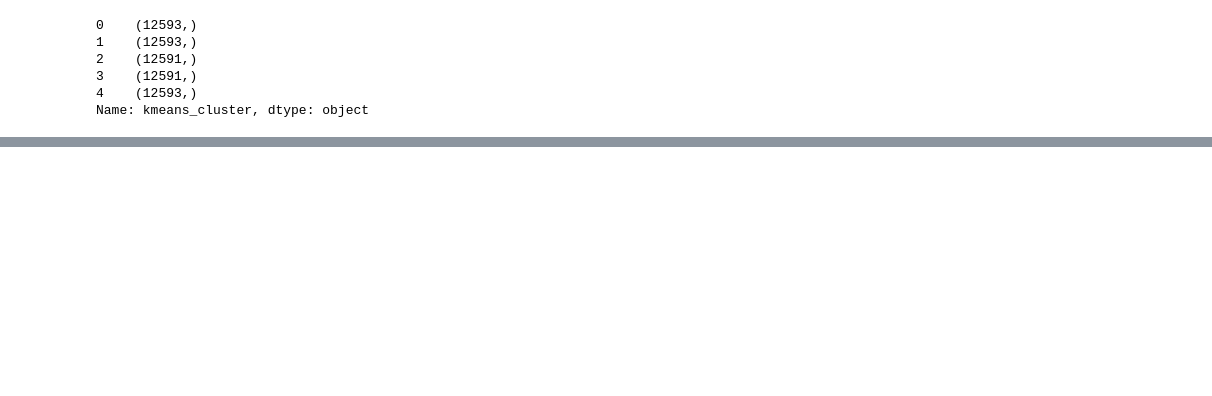
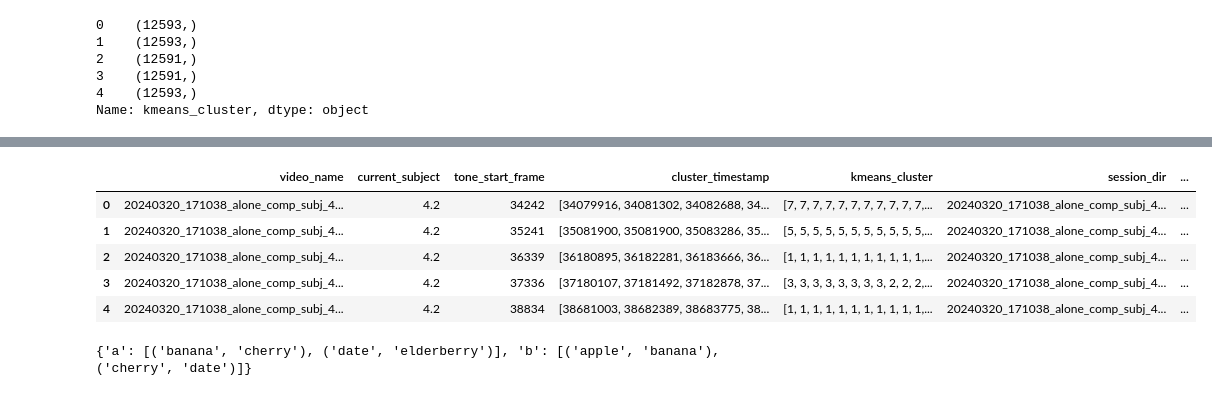
Before and after one commit to padillacoreanolab/reward_comp_ext, a Jupyter notebook: results/2024_06_16_spectral_preprocessing/04_rce2_add_sleap_pose_estimation_alone_comp.ipynb, the cells around one changed output, grey strips where cells are left out. Saved outputs shown, nothing was run; the diff lists cells and outputs as text; code cells hidden in the pictures; blank space fills up the shorter version.

```diff
--- a/results/2024_06_16_spectral_preprocessing/04_rce2_add_sleap_pose_estimation_alone_comp.ipynb
+++ b/results/2024_06_16_spectral_preprocessing/04_rce2_add_sleap_pose_estimation_alone_comp.ipynb
@@ -171,0 +332,14 @@ merged_LFP_SPECTRAL_DF.to_pickle(os.path.join(OUTPUT_DIR, FULL_LFP_TRACES_PKL))
+# %%
+comp_closeness_dict = {'Subj 1 blocking Subj 2': "competitive",
+'Subj 2 Only': "no_comp",
+'Subj 2 blocking Subj 1': "competitive",
+'Subj 1 then Subj 2': "competitive",
+'Subj 1 Only': "no_comp",
+'Subj 2 then Subj 1': "competitive",
+'Close Call': "competitive",
+'After trial': "no_comp"}
+# %%
+grouped_exploded_columns["trial_label"] = grouped_exploded_columns.apply(lambda x: "win" if x["current_subject"] == x["condition "]  else ("lose" if x["agent"] == x["condition "] else "tie"), axis=1)
+                                                                         # 'Excellent' if x >= 85 else ('Good' if x >= 70 else 'Needs Improvement')
+# %%
+grouped_exploded_columns["competition_closeness"] = grouped_exploded_columns["competition_closeness"].map(comp_closeness_dict)
@@ -171,0 +392,44 @@ merged_LFP_SPECTRAL_DF.to_pickle(os.path.join(OUTPUT_DIR, FULL_LFP_TRACES_PKL))
+# %%
+grouped_exploded_columns["cluster_index_ranges_dict"] = grouped_exploded_columns["kmeans_cluster"].apply(lambda x: find_consecutive_ranges(x))
+# %%
+grouped_exploded_columns.head()
+# %% [output]
+|  | video_name | current_subject | tone_start_frame | cluster_timestamp | kmeans_cluster | session_dir | ... |
+| 0 | 20240320_171038_alone_comp_subj_4... | 4.2 | 34242 | [34079916, 34081302, 34082688, 34... | [7, 7, 7, 7, 7, 7, 7, 7, 7, 7, 7,... | 20240320_171038_alone_comp_subj_4... | ... |
+| 1 | 20240320_171038_alone_comp_subj_4... | 4.2 | 35241 | [35081900, 35081900, 35083286, 35... | [5, 5, 5, 5, 5, 5, 5, 5, 5, 5, 5,... | 20240320_171038_alone_comp_subj_4... | ... |
+| 2 | 20240320_171038_alone_comp_subj_4... | 4.2 | 36339 | [36180895, 36182281, 36183666, 36... | [1, 1, 1, 1, 1, 1, 1, 1, 1, 1, 1,... | 20240320_171038_alone_comp_subj_4... | ... |
+| 3 | 20240320_171038_alone_comp_subj_4... | 4.2 | 37336 | [37180107, 37181492, 37182878, 37... | [3, 3, 3, 3, 3, 3, 3, 3, 2, 2, 2,... | 20240320_171038_alone_comp_subj_4... | ... |
+| 4 | 20240320_171038_alone_comp_subj_4... | 4.2 | 38834 | [38681003, 38682389, 38683775, 38... | [1, 1, 1, 1, 1, 1, 1, 1, 1, 1, 1,... | 20240320_171038_alone_comp_subj_4... | ... |
+# %%
+def update_tuples_in_dict(original_dict, reference_list):
+    """
+    Updates the values in the tuples within a dictionary by mapping them through a reference list based on their indices.
+
+    Parameters:
+        original_dict (dict): Dictionary with values that are lists of tuples.
+        reference_list (list): List used to update tuple values based on tuple value indices.
+
+    Returns:
+        dict: A new dictionary with the same structure as original_dict but with updated values from reference_list.
+    """
+    new_dict = {}
+    for key, list_of_tuples in original_dict.items():
+        updated_tuples = []
+        for tup in list_of_tuples:
+            updated_tuple = tuple(reference_list[idx] for idx in tup)
+            updated_tuples.append(updated_tuple)
+        new_dict[key] = updated_tuples
+
+    return new_dict
+
+# Example usage
+original_dict = {
+    'a': [(1, 2), (3, 4)],
+    'b': [(0, 1), (2, 3)]
+}
+reference_list = ['apple', 'banana', 'cherry', 'date', 'elderberry']
+
+updated_dict = update_tuples_in_dict(original_dict, reference_list)
+print(updated_dict)
+# %% [output]
+{'a': [('banana', 'cherry'), ('date', 'elderberry')], 'b': [('apple', 'banana'), ('cherry', 'date')]}
```
Also changed, not shown: parts of 40 cells of this notebook, 1 other file.
